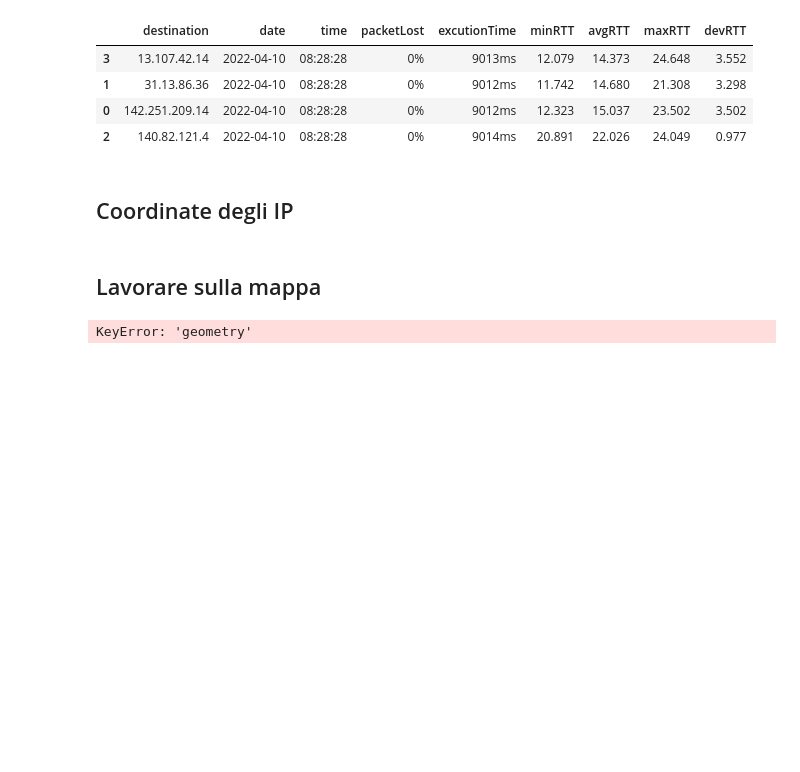
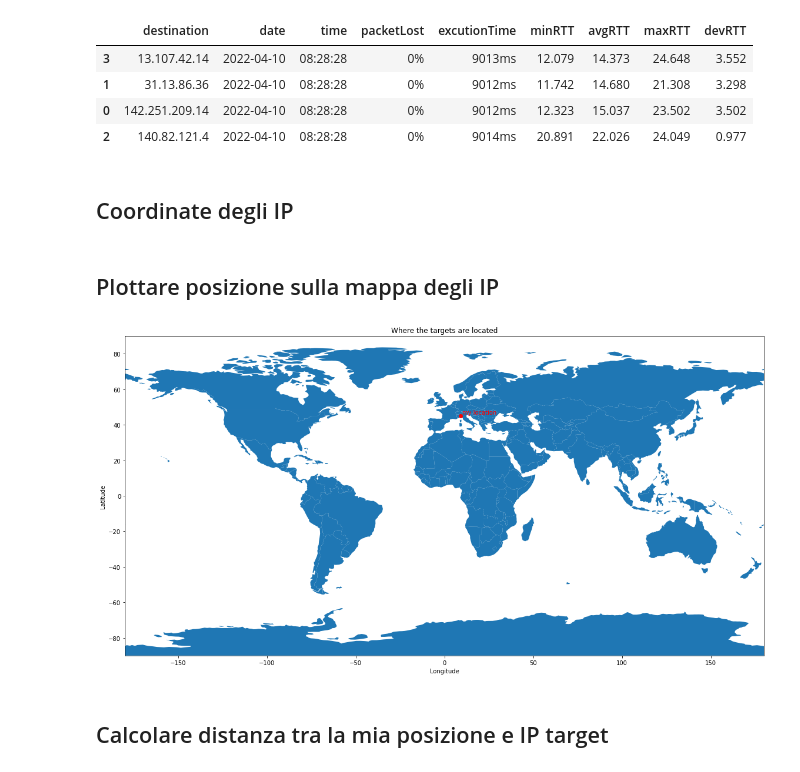
Before and after one commit to Davide-Lotito/EDI_labs, a Jupyter notebook: lab1/notebook/notebook.ipynb, the cells around one changed output. Saved outputs shown, nothing was run; the diff lists cells and outputs as text; code cells hidden in the pictures; blank space fills up the shorter version.

Commit message:
plot points on the map working

```diff
--- a/lab1/notebook/notebook.ipynb
+++ b/lab1/notebook/notebook.ipynb
@@ -38,25 +38,36 @@ df.sort_values('avgRTT')
 # %%
 IP_list = df['destination'].tolist()
 # %% [markdown]
-## Lavorare sulla mappa
+## Plottare posizione sulla mappa degli IP
 # %%
-# carico mappa del mondo già inclusa in file di geopandas
 world = gpd.read_file(gpd.datasets.get_path('naturalearth_lowres'))
 
-# creo "lista" di punti
 points = gpd.GeoDataFrame()
 # punto = Point(longitudine, latitudine)
+my_points = []
 
-points["geometry"] = gpd.GeoSeries()
 for ip in IP_list:
-    #point = Point(getCoordinate.coordinates(ip))
-    #points["geometry"].add(point)
-    print(ip, getCoordinate.coordinates(ip))
-    os.system("sleep 2")# wait because of the free-API
-# points["geometry"] = gpd.GeoSeries([Point(16.626, 49.201)])
+    point = Point(getCoordinate.coordinates(ip))
+    os.system("sleep 1")# wait because of the free-API
+    my_points.append(point)
 
-# plotto mappa e punti sopra la medesima
+points["geometry"] = gpd.GeoSeries(my_points)
 ax = world.plot()
 points.plot(color="k", ax=ax)
+
+my_point = Point(9, 45)
+my_location = gpd.GeoSeries(my_point)
+my_location.plot(color="r", ax=ax)
+
+plt.text(my_point.x+1,my_point.y+1,"my location", color='red')
+plt.rcParams["figure.figsize"] = (25, 10)
+plt.title("Where the targets are located")
+plt.xlim([-180, 180])
+plt.ylim([-90, 90])
+plt.xlabel("Longitude")
+plt.ylabel("Latitude")
+plt.show()
 # %% [output]
-KeyError: 'geometry'
+[figure, added]
+# %% [markdown]
+## Calcolare distanza tra la mia posizione e IP target
```
Also changed, not shown: 1 other file.
